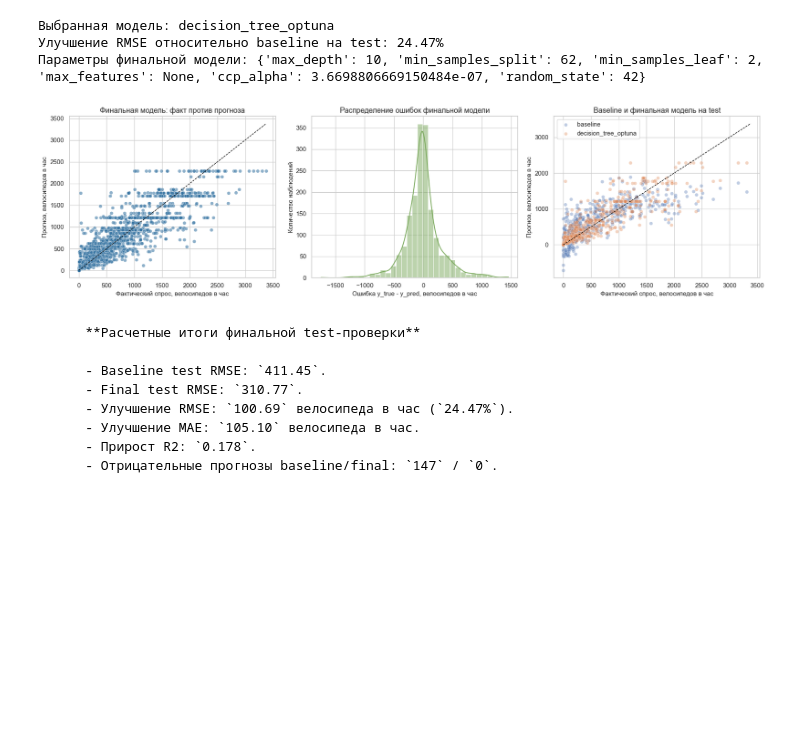
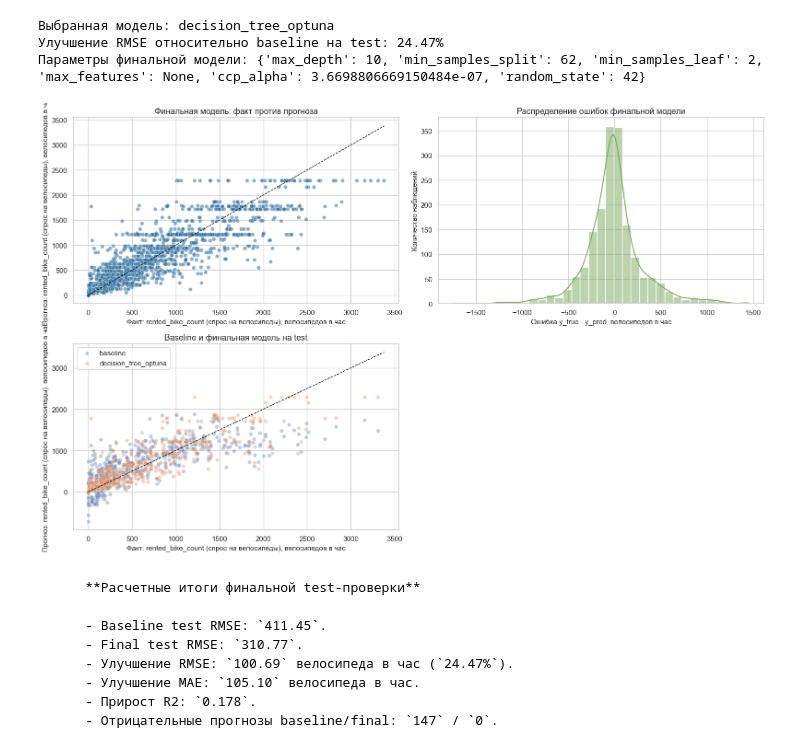
Before and after one commit to neiro/ds_sonv, a Jupyter notebook: ml-env/work.ipynb, the cells around one changed output. Cells and saved outputs as stored; diff of their text form; code cells hidden in the pictures; blank space fills up the shorter version.

```diff
--- a/ml-env/work.ipynb
+++ b/ml-env/work.ipynb
@@ -1263,39 +1323,41 @@ print(f"Параметры финальной модели: {final_params}")
 # %%
 residuals = y_test - final_test_predictions
 baseline_test_predictions = baseline_pipeline.predict(X_test)
 
-fig, axes = plt.subplots(1, 3, figsize=(18, 5))
+fig, axes = plt.subplots(2, 2, figsize=(16, 10))
+axes = axes.ravel()
 sns.scatterplot(x=y_test, y=final_test_predictions, alpha=0.55, ax=axes[0], color="#2f6f9f")
 max_value = max(y_test.max(), final_test_predictions.max())
 axes[0].plot([0, max_value], [0, max_value], color="black", linestyle="--", linewidth=1)
 axes[0].set_title("Финальная модель: факт против прогноза")
-axes[0].set_xlabel("Фактический спрос, велосипедов в час")
-axes[0].set_ylabel("Прогноз, велосипедов в час")
+axes[0].set_xlabel(f"Факт: {inline_feature_label(TARGET, with_unit=True)}")
+axes[0].set_ylabel(f"Прогноз: {inline_feature_label(TARGET, with_unit=True)}")
 
 sns.histplot(residuals, bins=35, kde=True, ax=axes[1], color="#7aa95c")
 axes[1].set_title("Распределение ошибок финальной модели")
 axes[1].set_xlabel("Ошибка y_true - y_pred, велосипедов в час")
 axes[1].set_ylabel("Количество наблюдений")
 
 comparison_plot = pd.DataFrame(
     {
         "actual": y_test,
         "baseline_prediction": baseline_test_predictions,
         "final_prediction": final_test_predictions,
     }
 ).sample(min(500, len(y_test)), random_state=RANDOM_STATE)
 sns.scatterplot(data=comparison_plot, x="actual", y="baseline_prediction", alpha=0.35, label="baseline", ax=axes[2])
 sns.scatterplot(data=comparison_plot, x="actual", y="final_prediction", alpha=0.35, label=best_model_name, ax=axes[2])
 axes[2].plot([0, max_value], [0, max_value], color="black", linestyle="--", linewidth=1)
 axes[2].set_title("Baseline и финальная модель на test")
-axes[2].set_xlabel("Фактический спрос, велосипедов в час")
-axes[2].set_ylabel("Прогноз, велосипедов в час")
+axes[2].set_xlabel(f"Факт: {inline_feature_label(TARGET, with_unit=True)}")
+axes[2].set_ylabel(f"Прогноз: {inline_feature_label(TARGET, with_unit=True)}")
 axes[2].legend()
+axes[3].axis("off")
 
 plt.tight_layout()
 plt.show()
 # %% [output]
-[figure, old version]
+[figure, new version]
 # %%
 baseline_final_row = final_results.query("model == 'company_linear_baseline' and split == 'test'").iloc[0]
 selected_final_row = final_results.query("model == @best_model_name and split == 'test'").iloc[0]
```
Also changed, not shown: parts of 22 cells of this notebook, 2 other files.
